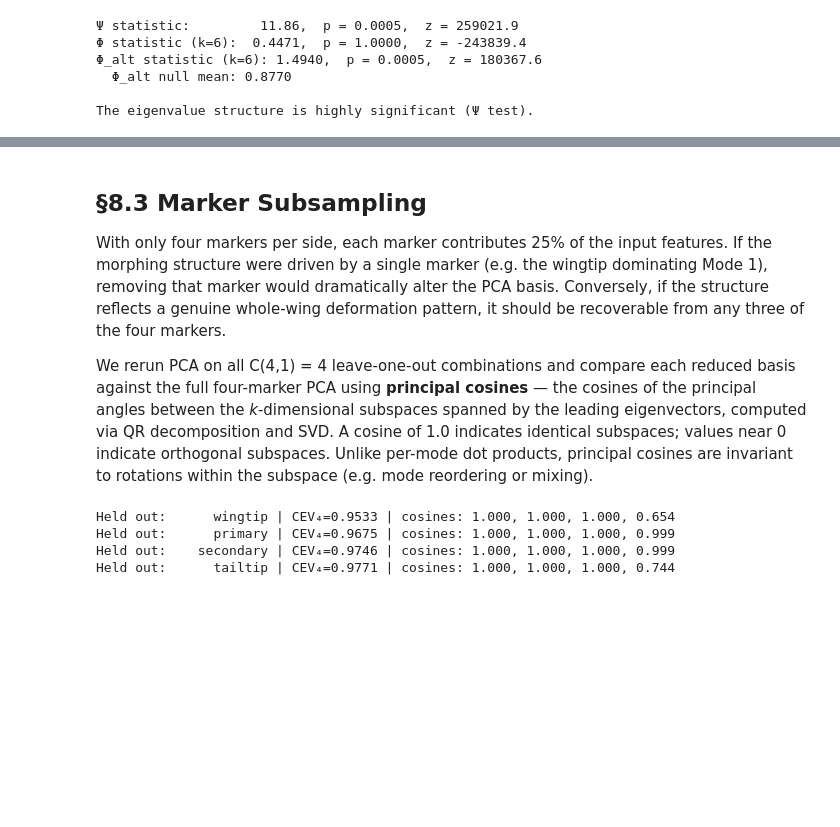
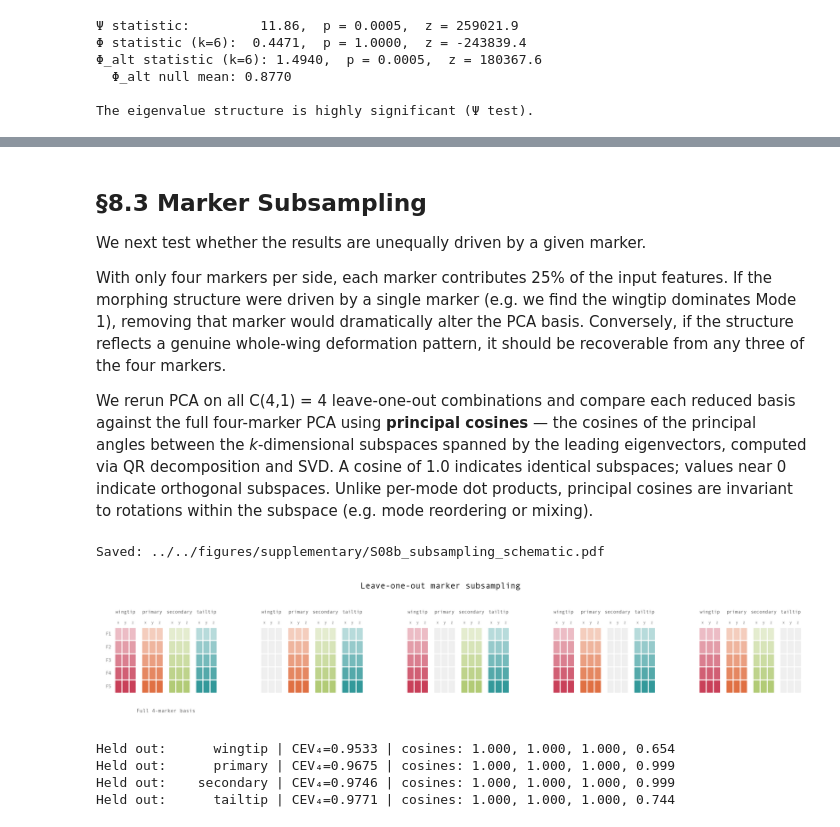
Before and after one commit to LydiaFrance/kinematic-morphospace, a Jupyter notebook: examples/hawks/06_RobustnessValidation.ipynb, the cells around one changed output, grey strips where cells are left out. Drawn from its saved outputs; the diff is of its cells as text; code cells hidden in the pictures; blank space fills up the shorter version.

```diff
--- a/examples/hawks/06_RobustnessValidation.ipynb
+++ b/examples/hawks/06_RobustnessValidation.ipynb
@@ -342,9 +349,19 @@ The hierarchy of null distributions is itself informative. The label shuffle pro
 # %% [markdown]
 ## §8.3 Marker Subsampling
 
-With only four markers per side, each marker contributes 25% of the input features. If the morphing structure were driven by a single marker (e.g. the wingtip dominating Mode 1), removing that marker would dramatically alter the PCA basis. Conversely, if the structure reflects a genuine whole-wing deformation pattern, it should be recoverable from any three of the four markers.
+We next test whether the results are unequally driven by a given marker.
+
+With only four markers per side, each marker contributes 25% of the input features. If the morphing structure were driven by a single marker (e.g. we find the wingtip dominates Mode 1), removing that marker would dramatically alter the PCA basis. Conversely, if the structure reflects a genuine whole-wing deformation pattern, it should be recoverable from any three of the four markers.
 
 We rerun PCA on all C(4,1) = 4 leave-one-out combinations and compare each reduced basis against the full four-marker PCA using **principal cosines** — the cosines of the principal angles between the *k*-dimensional subspaces spanned by the leading eigenvectors, computed via QR decomposition and SVD. A cosine of 1.0 indicates identical subspaces; values near 0 indicate orthogonal subspaces. Unlike per-mode dot products, principal cosines are invariant to rotations within the subspace (e.g. mode reordering or mixing).
+# %%
+# Standalone schematic
+fig = plot_subsampling_schematic()
+save_figure(fig, '../../figures/supplementary/S08b_subsampling_schematic.pdf')
+plt.show()
+# %% [output]
+Saved: ../../figures/supplementary/S08b_subsampling_schematic.pdf
+[figure, added]
 # %%
 from itertools import combinations
 from kinematic_morphospace.null_testing import principal_cosines
```
Also changed, not shown: parts of 49 cells of this notebook, 13 other files.
